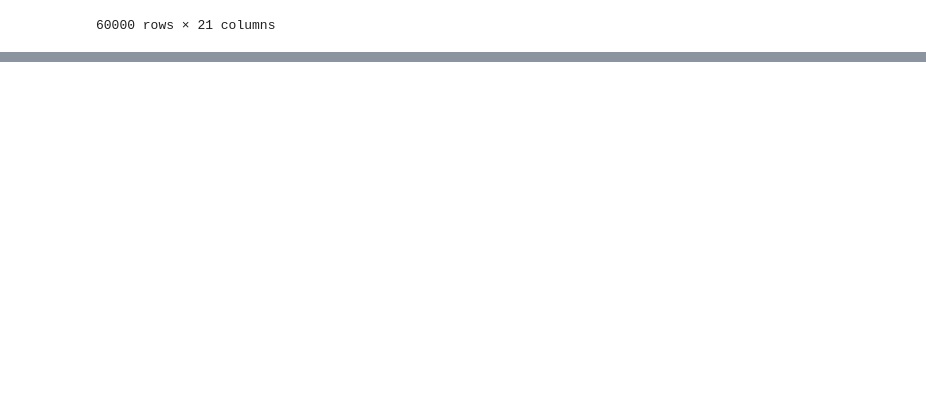
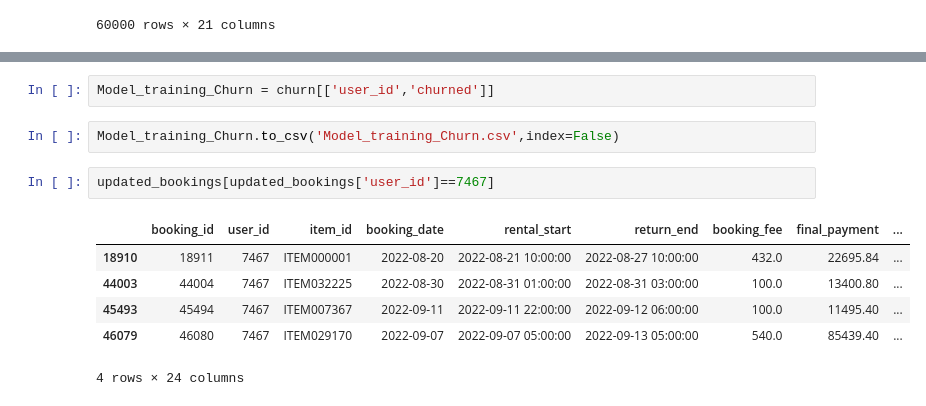
Before and after one commit to Sujall10/Fat-llama, a Jupyter notebook: Notebooks/IPYNB/Churn2.ipynb, the cells around one changed output, grey strips where cells are left out. Drawn from its saved outputs; the diff is of its cells as text; blank space fills up the shorter version.

```diff
--- a/Notebooks/IPYNB/Churn2.ipynb
+++ b/Notebooks/IPYNB/Churn2.ipynb
@@ -1045,0 +1081,13 @@ bk
+# %%
+Model_training_Churn = churn[['user_id','churned']]
+# %%
+Model_training_Churn.to_csv('Model_training_Churn.csv',index=False)
+# %%
+updated_bookings[updated_bookings['user_id']==7467]
+# %% [output]
+|  | booking_id | user_id | item_id | booking_date | rental_start | return_end | booking_fee | final_payment | ... |
+| 18910 | 18911 | 7467 | ITEM000001 | 2022-08-20 | 2022-08-21 10:00:00 | 2022-08-27 10:00:00 | 432.0 | 22695.84 | ... |
+| 44003 | 44004 | 7467 | ITEM032225 | 2022-08-30 | 2022-08-31 01:00:00 | 2022-08-31 03:00:00 | 100.0 | 13400.80 | ... |
+| 45493 | 45494 | 7467 | ITEM007367 | 2022-09-11 | 2022-09-11 22:00:00 | 2022-09-12 06:00:00 | 100.0 | 11495.40 | ... |
+| 46079 | 46080 | 7467 | ITEM029170 | 2022-09-07 | 2022-09-07 05:00:00 | 2022-09-13 05:00:00 | 540.0 | 85439.40 | ... |
+4 rows × 24 columns
```
Also changed, not shown: parts of 16 cells of this notebook, 10 other files.
